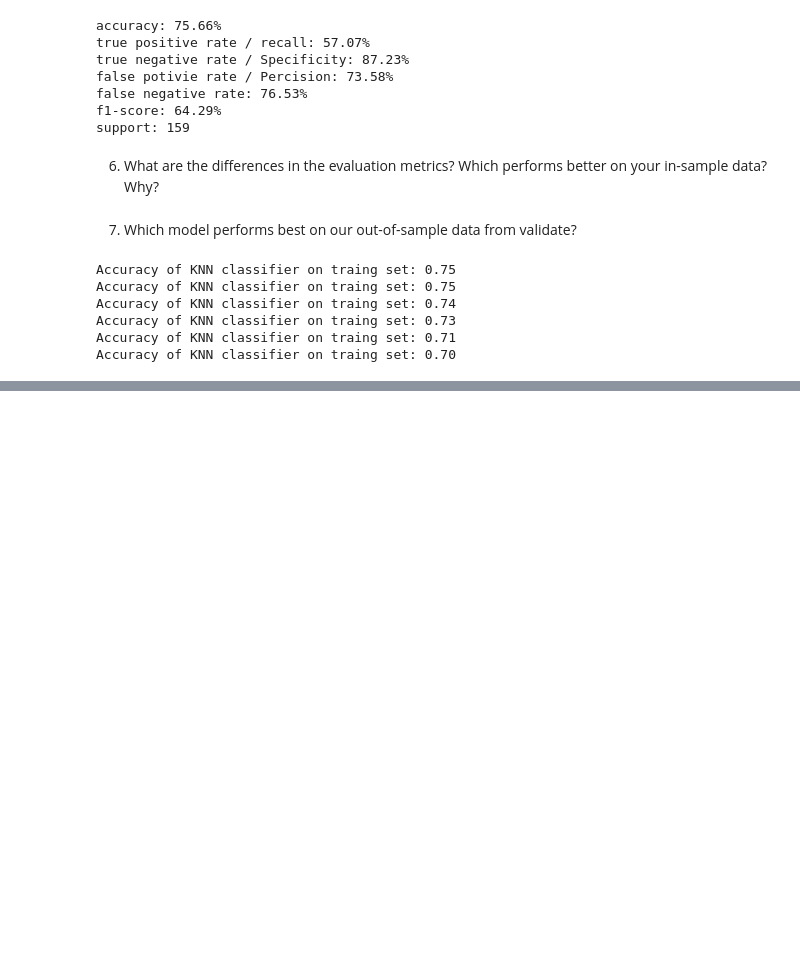
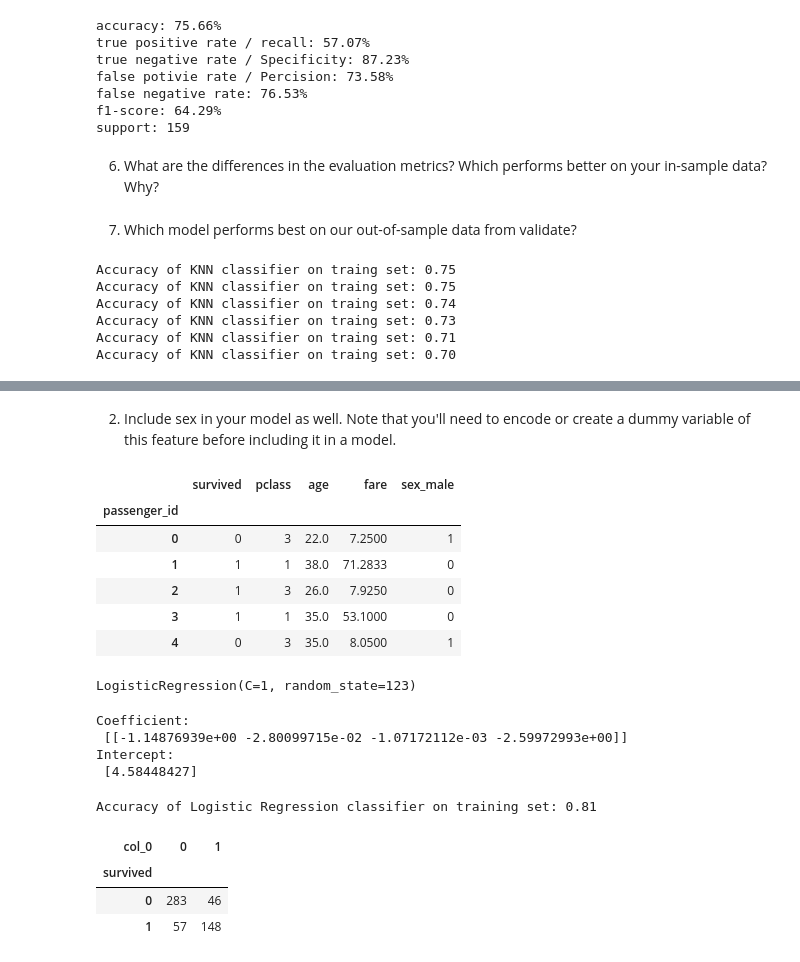
Before and after one commit to JenniferMLewis/classification-exercises, a Jupyter notebook: model.ipynb, the cells around one changed output, grey strips where cells are left out. Drawn from its saved outputs; the diff is of its cells as text; code cells hidden in the pictures; blank space fills up the shorter version.

```diff
--- a/model.ipynb
+++ b/model.ipynb
@@ -911,0 +1050,13 @@ plt.show()
+# %% [markdown]
+2. Include sex in your model as well. Note that you'll need to encode or create a dummy variable of this feature before including it in a model.
+# %%
+df2 = df.drop(columns={"alone","family", "embark_town_Queenstown", "embark_town_Southampton"})
+df2.head()
+# %% [output]
+|  | survived | pclass | age | fare | sex_male |
+| passenger_id |  |  |  |  |  |
+| 0 | 0 | 3 | 22.0 | 7.2500 | 1 |
+| 1 | 1 | 1 | 38.0 | 71.2833 | 0 |
+| 2 | 1 | 3 | 26.0 | 7.9250 | 0 |
+| 3 | 1 | 1 | 35.0 | 53.1000 | 0 |
+| 4 | 0 | 3 | 35.0 | 8.0500 | 1 |
@@ -911,0 +1073,27 @@ plt.show()
+# %%
+logit = LogisticRegression(C=1, random_state=123, intercept_scaling=1, solver='lbfgs') # Adding class_weight='balanced' here turns this model into a mirror of the above one.
+logit.fit(X_train, y_train)
+# %% [output]
+LogisticRegression(C=1, random_state=123)
+# %%
+print('Coefficient: \n', logit.coef_)
+print('Intercept: \n', logit.intercept_)
+y_pred = logit.predict(X_train)
+y_pred_proba = logit.predict_proba(X_train)
+# %% [output]
+Coefficient:
+ [[-1.14876939e+00 -2.80099715e-02 -1.07172112e-03 -2.59972993e+00]]
+Intercept:
+ [4.58448427]
+# %%
+print('Accuracy of Logistic Regression classifier on training set: {:.2f}'
+     .format(logit.score(X_train, y_train)))
+# %% [output]
+Accuracy of Logistic Regression classifier on training set: 0.81
+# %%
+pd.crosstab(y_train, y_pred)
+# %% [output]
+| col_0 | 0 | 1 |
+| survived |  |  |
+| 0 | 283 | 46 |
+| 1 | 57 | 148 |
```
Also changed, not shown: parts of 36 cells of this notebook, 1 other file.
